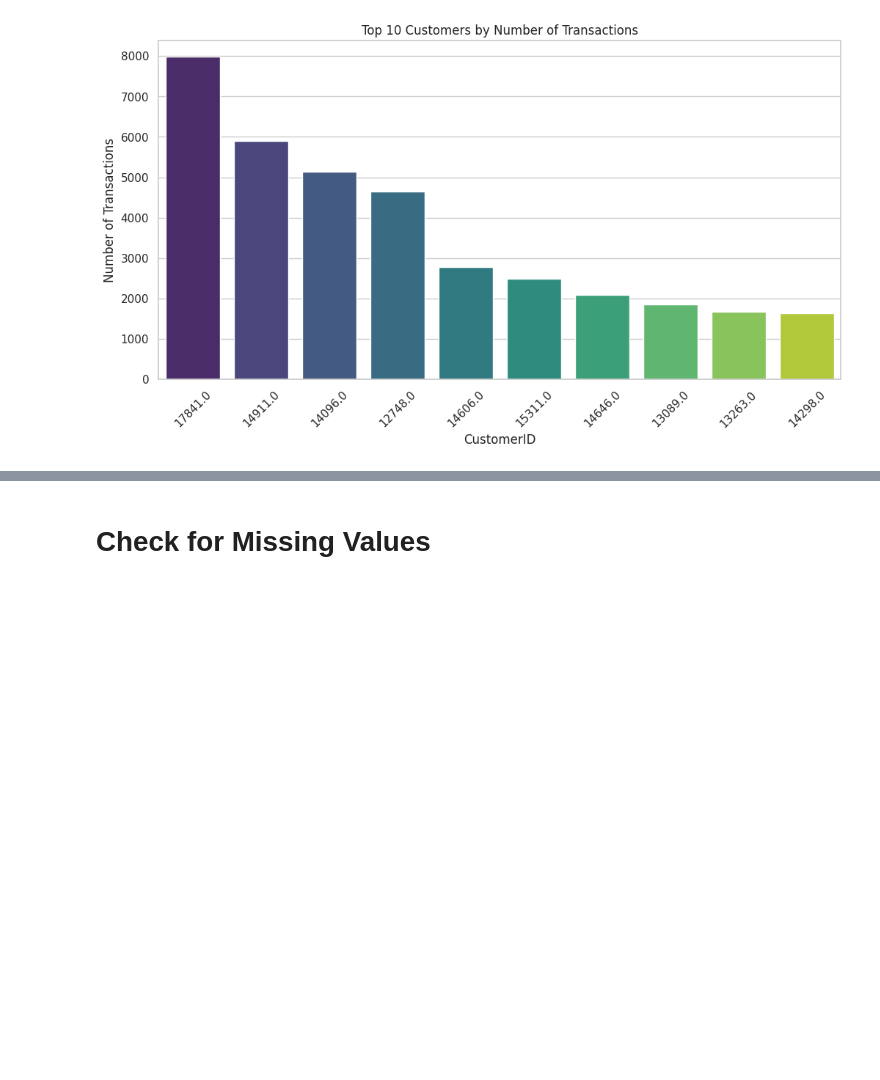
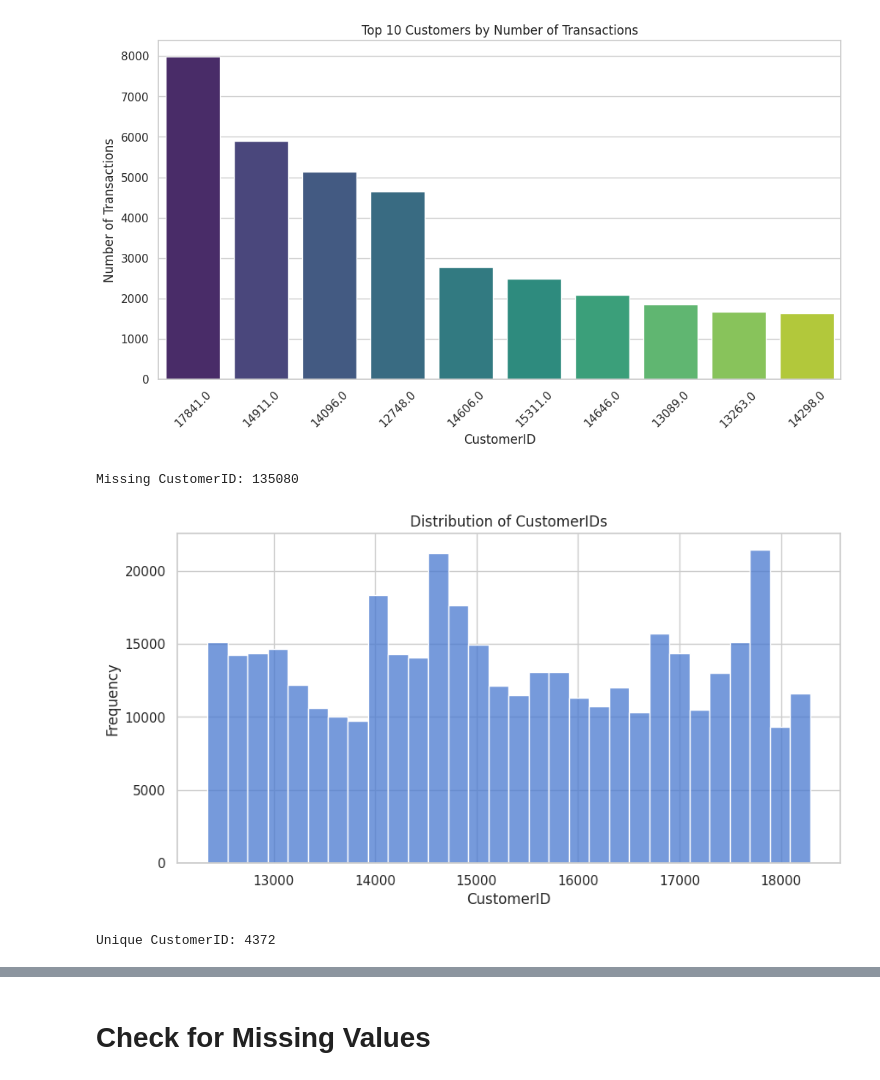
Before and after one commit to j2damax/principles-of-ds-cw02, a Jupyter notebook: nipunaluthge/Principles_of_DS_Group_Assignment_Nip.ipynb, the cells around one changed output, grey strips where cells are left out. Cells and saved outputs as stored; diff of their text form; code cells hidden in the pictures; blank space fills up the shorter version.

```diff
--- a/nipunaluthge/Principles_of_DS_Group_Assignment_Nip.ipynb
+++ b/nipunaluthge/Principles_of_DS_Group_Assignment_Nip.ipynb
@@ -112,3 +130,22 @@ Passing `palette` without assigning `hue` is deprecated and will be removed in v
 
   sns.barplot(x=top_customers.index.astype(str), y=top_customers.values, palette='viridis')
 [figure]
+# %%
+# Count missing CustomerIDs
+missing_customers = df['CustomerID'].isnull().sum()
+print("Missing CustomerID:", missing_customers)
+
+# Visualize distribution of unique CustomerIDs
+plt.figure(figsize=(10, 5))
+sns.histplot(df['CustomerID'].dropna(), bins=30, kde=False)
+plt.title('Distribution of CustomerIDs')
+plt.xlabel('CustomerID')
+plt.ylabel('Frequency')
+plt.show()
+
+# Count unique customers
+print("Unique CustomerID:", df['CustomerID'].nunique())
+# %% [output]
+Missing CustomerID: 135080
+[figure, added]
+Unique CustomerID: 4372
```
Also changed, not shown: parts of 7 cells of this notebook.
